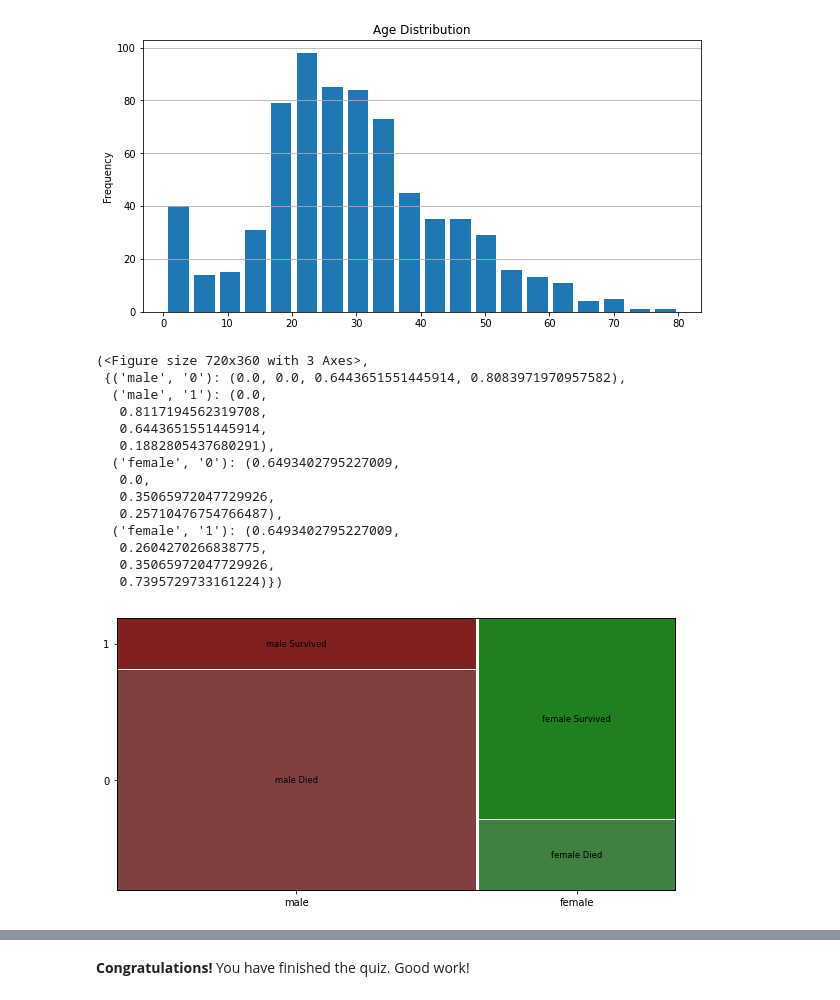
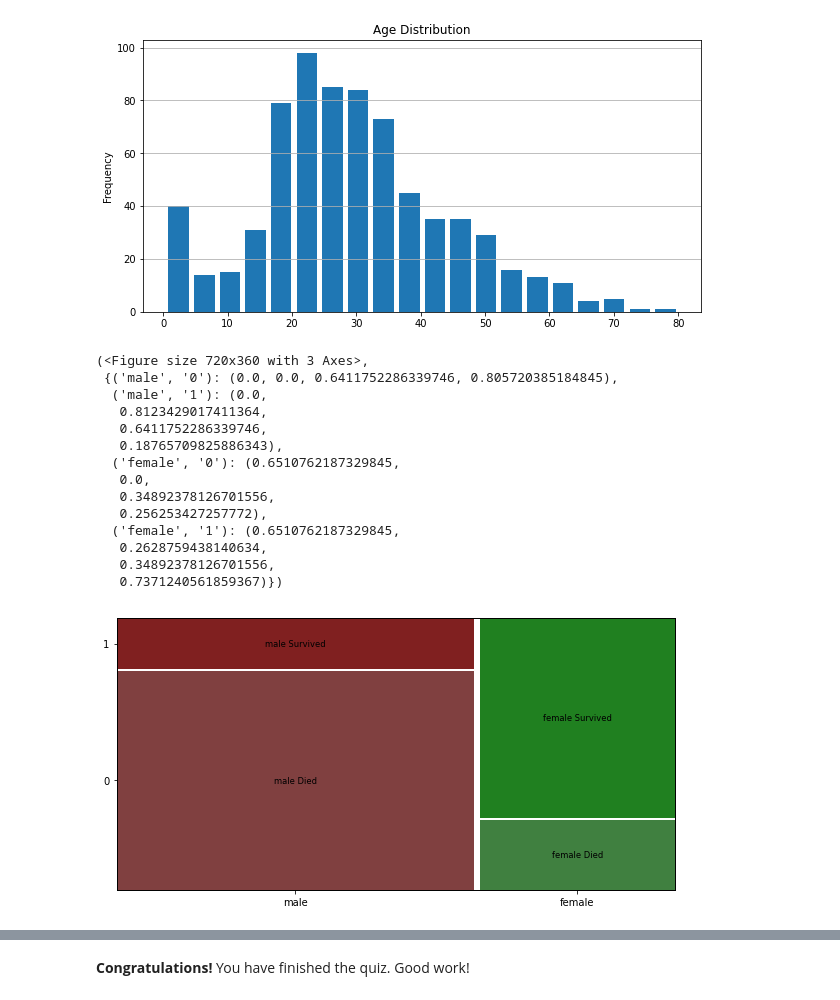
Before and after one commit to kjflorez/kflorezMetNumUN2020II, a Jupyter notebook: Quiz3/kflorezp_Quiz3.ipynb, the cells around one changed output, grey strips where cells are left out. Drawn from its saved outputs; the diff is of its cells as text; code cells hidden in the pictures.

```diff
--- a/Quiz3/kflorezp_Quiz3.ipynb
+++ b/Quiz3/kflorezp_Quiz3.ipynb
@@ -699,22 +699,23 @@ titanic.loc[:,"Age"].plot.hist(bins=20, rwidth=.8, title='Age Distribution').gri
 # %%
 from statsmodels.graphics.mosaicplot import mosaic
 # %%
+tita=titanic.sort_values('Sex')
 labelizer=lambda k:{('female','0'):'female Died', ('male','0'):'male Died',('female', '1'):'female Survived', ('male', '1'):'male Survived'}[k]
-mosaic(titanic, ['Sex','Survived'], labelizer=labelizer)
+mosaic(titanic, ['Sex','Survived'], labelizer=labelizer, gap=0.01)
 # %% [output]
 (<Figure size 720x360 with 3 Axes>,
- {('male', '0'): (0.0, 0.0, 0.6443651551445914, 0.8083971970957582),
+ {('male', '0'): (0.0, 0.0, 0.6411752286339746, 0.805720385184845),
   ('male', '1'): (0.0,
-   0.8117194562319708,
-   0.6443651551445914,
-   0.1882805437680291),
-  ('female', '0'): (0.6493402795227009,
+   0.8123429017411364,
+   0.6411752286339746,
+   0.18765709825886343),
+  ('female', '0'): (0.6510762187329845,
    0.0,
-   0.35065972047729926,
-   0.25710476754766487),
-  ('female', '1'): (0.6493402795227009,
-   0.2604270266838775,
-   0.35065972047729926,
-   0.7395729733161224)})
+   0.34892378126701556,
+   0.256253427257772),
+  ('female', '1'): (0.6510762187329845,
+   0.2628759438140634,
+   0.34892378126701556,
+   0.7371240561859367)})
-[figure, old version]
+[figure, new version]
 # %%
```
Also changed, not shown: parts of 2 cells of this notebook.
